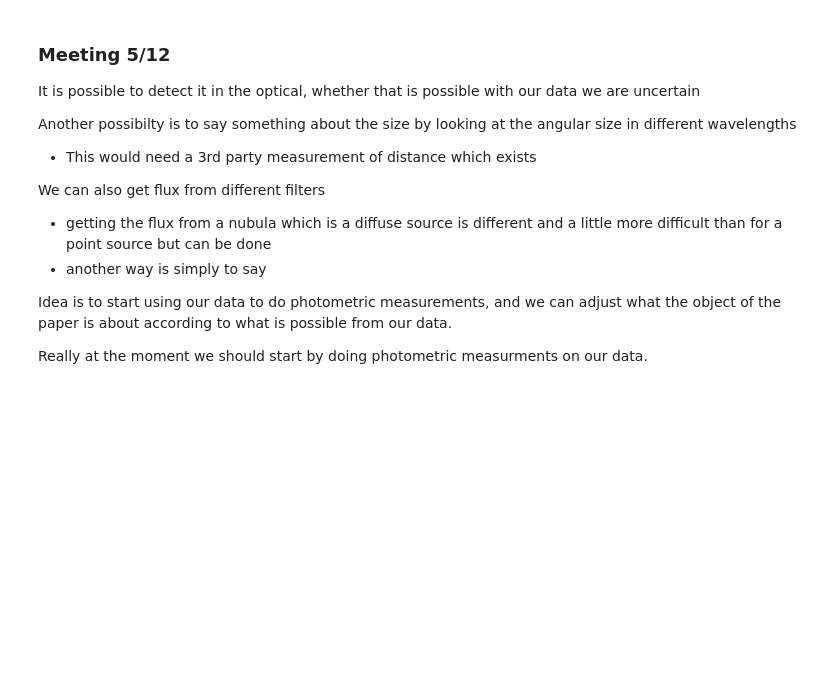
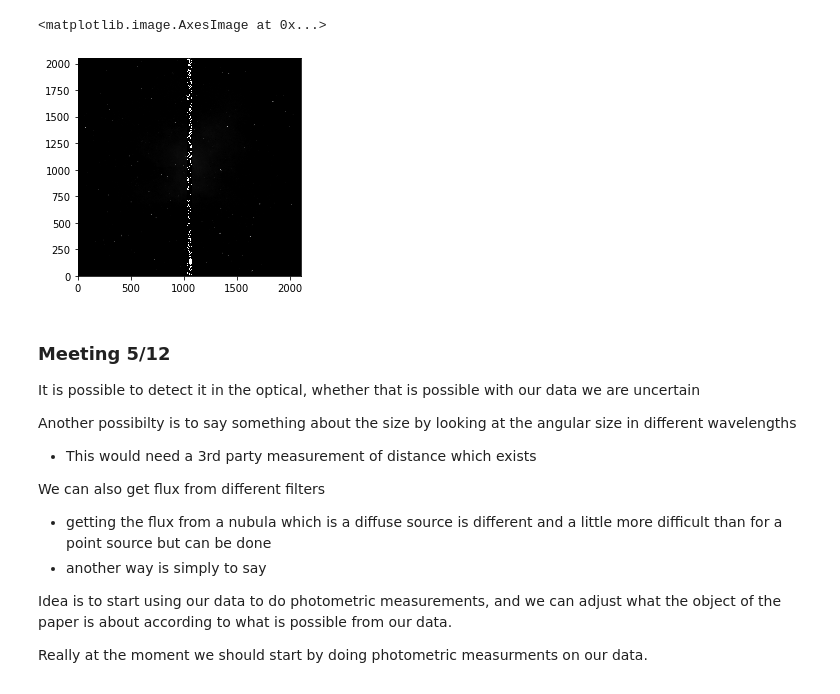
Before and after one commit to cmerrill11/astr342, a Jupyter notebook: obsProject/ProjectProposal.ipynb, the cells around one changed output. Drawn from its saved outputs; the diff is of its cells as text; code cells hidden in the pictures; blank space fills up the shorter version.

```diff
--- a/obsProject/ProjectProposal.ipynb
+++ b/obsProject/ProjectProposal.ipynb
@@ -36,3 +104,12 @@ GTRON22 =                  3.8 / predicted read noise (e-)
+# %%
+diff = iData - zData
+
+
+plt.imshow(diff, vmin=np.percentile(diff, 70), vmax=np.percentile(diff, 99.75),
+          origin='lower', cmap='binary_r', interpolation='nearest')
+# %% [output]
+<matplotlib.image.AxesImage at 0x...>
+[figure, added]
 # %% [markdown]
 ### Meeting 5/12
 
```
Also changed, not shown: parts of 10 cells of this notebook, 11 other files.
